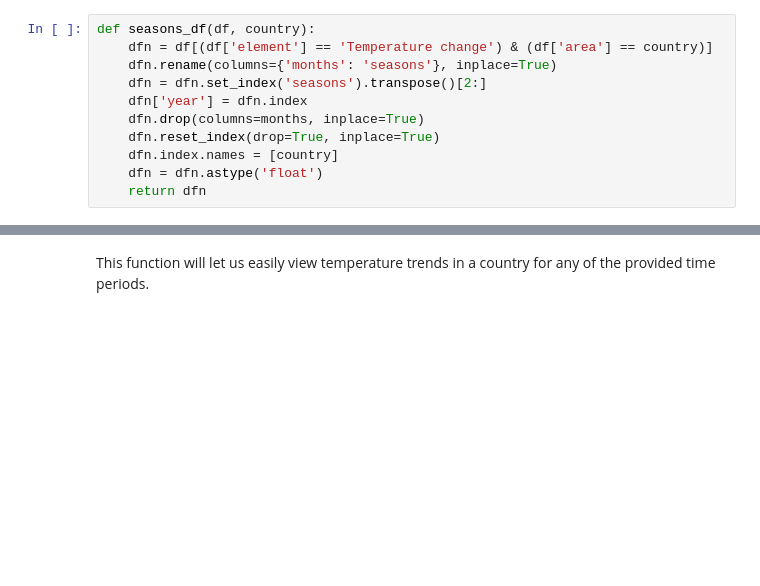
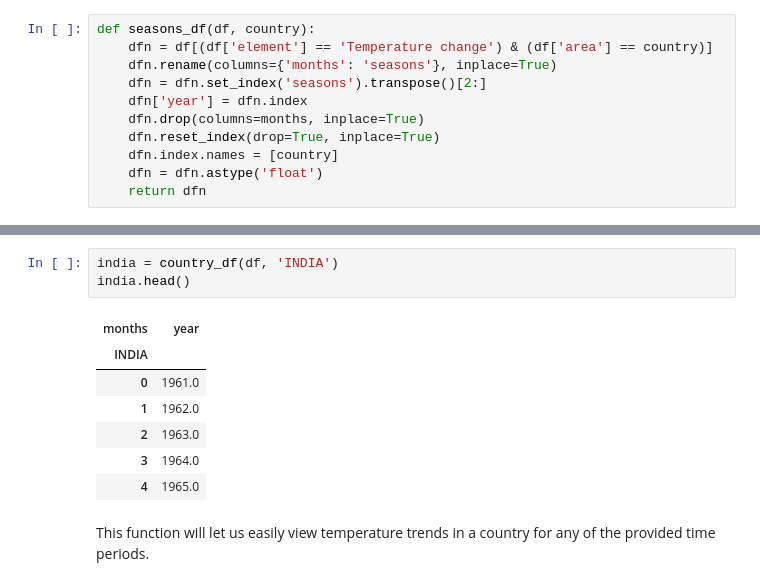
Before and after one commit to Prashant24759/climate-change, a Jupyter notebook: global-warming.ipynb, the cells around one changed output, grey strips where cells are left out. Saved outputs shown, nothing was run; the diff lists cells and outputs as text; blank space fills up the shorter version.

```diff
--- a/global-warming.ipynb
+++ b/global-warming.ipynb
@@ -106,3 +95,14 @@ usa.head()
+# %%
+india = country_df(df, 'INDIA')
+india.head()
+# %% [output]
+| months | year |
+| INDIA |  |
+| 0 | 1961.0 |
+| 1 | 1962.0 |
+| 2 | 1963.0 |
+| 3 | 1964.0 |
+| 4 | 1965.0 |
 # %% [markdown]
 This function will let us easily view temperature trends in a country for any of the provided time periods.
 # %%
```
Also changed, not shown: parts of 5 cells of this notebook, 5 other files.
